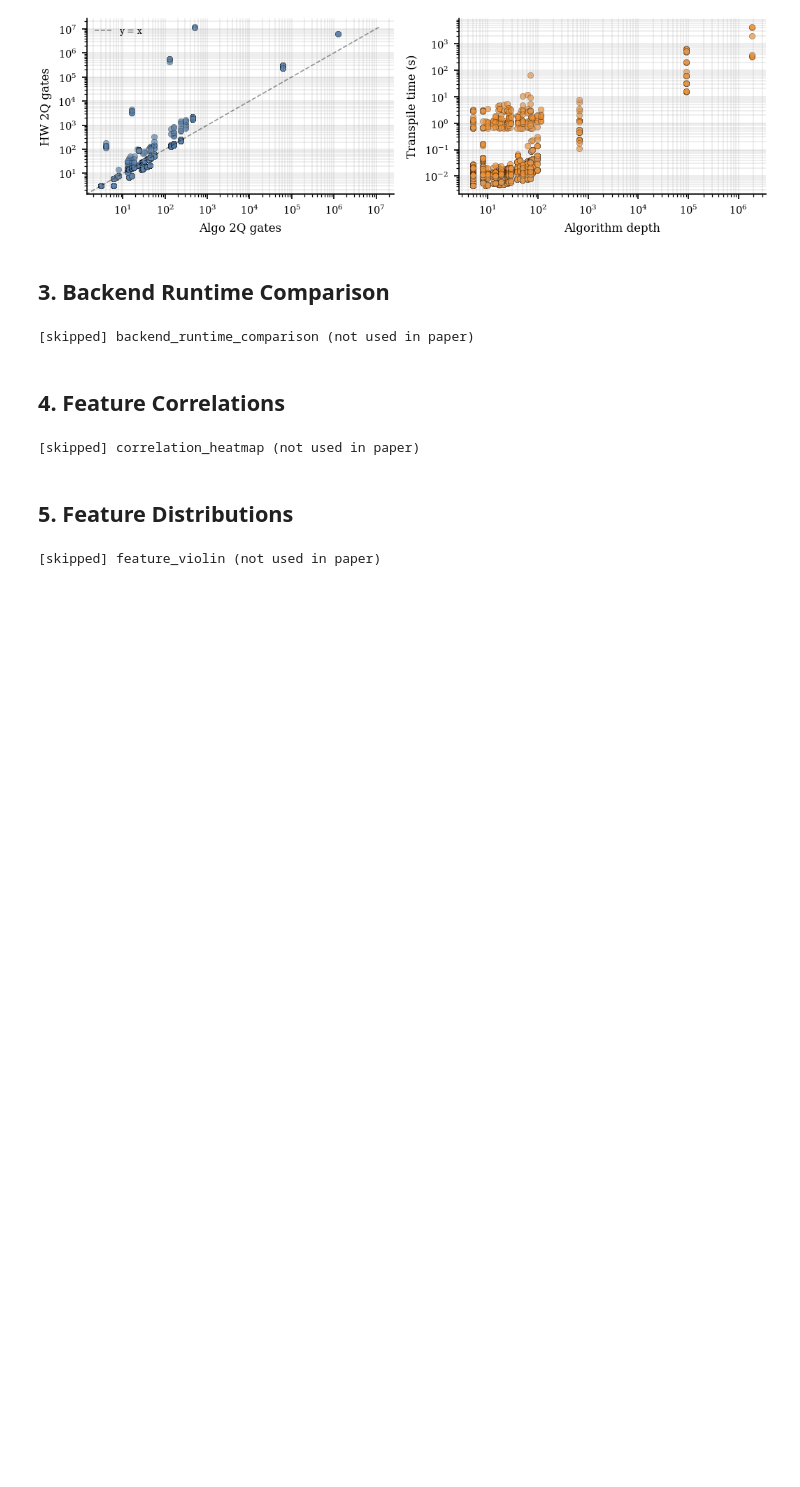
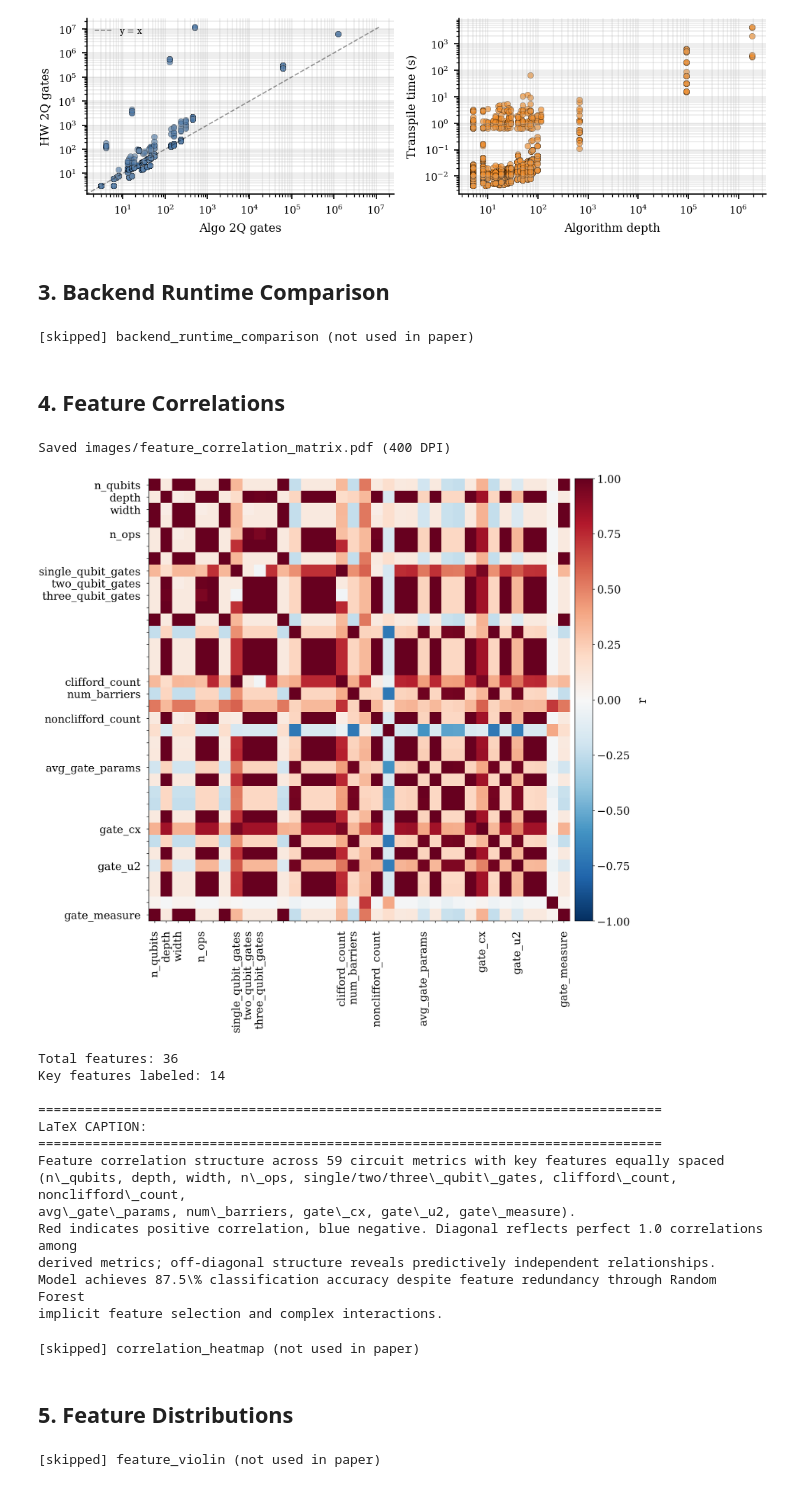
Before and after one commit to srikarchundury/MQBac, a Jupyter notebook: 1_analyze.ipynb, the cells around one changed output. Drawn from its saved outputs; the diff is of its cells as text; code cells hidden in the pictures; blank space fills up the shorter version.

```diff
--- a/1_analyze.ipynb
+++ b/1_analyze.ipynb
@@ -230,6 +219,8 @@ print("[skipped] backend_runtime_comparison (not used in paper)")
 # %%
 # === Feature Correlation Matrix (for paper) ===
 # Full correlation matrix with evenly-spaced selective labels
+from mpl_toolkits.axes_grid1 import make_axes_locatable
+
 circuit_features = [
     c for c in rt.columns
     if c.startswith("gate_") or c in [
@@ -249,8 +240,12 @@ circuit_features = [
 circuit_features = [c for c in circuit_features if c in rt.columns]
 X_circ = rt[circuit_features].apply(pd.to_numeric, errors="coerce")
 
+# Remove non-informative columns that create NaN-only correlation bands.
+X_circ = X_circ.dropna(axis=1, how="all")
+X_circ = X_circ.loc[:, X_circ.nunique(dropna=True) > 1]
+
 # Full correlation matrix
-corr_full = X_circ.corr()
+corr_full = X_circ.corr().fillna(0.0)
 
 # Key features to highlight
 key_features_list = [
@@ -261,8 +256,8 @@ key_features_list = [
     "num_barriers", "gate_cx", "gate_u2", "gate_measure"
 ]
 
-# Remove any duplicates
-key_features_list = list(dict.fromkeys(key_features_list))
+# Keep only keys present after filtering and remove duplicates.
+key_features_list = [k for k in dict.fromkeys(key_features_list) if k in corr_full.columns]
 
 # Smart equal spacing: distribute key features evenly
 all_features = list(corr_full.columns)
@@ -270,7 +265,10 @@ n_total = len(all_features)
 n_key = len(key_features_list)
 
 # Calculate positions for equal spacing
-positions = [int(i * (n_total - 1) / (n_key - 1)) for i in range(n_key)]
+if n_key > 1:
+    positions = [int(i * (n_total - 1) / (n_key - 1)) for i in range(n_key)]
+else:
+    positions = [0] if n_key == 1 else []
 
 # Build new order: place key features at equal intervals, fill gaps
 new_order = []
@@ -293,12 +291,11 @@ new_order = list(dict.fromkeys(new_order))
 # Reorder correlation matrix
 corr_reordered = corr_full.loc[new_order, new_order]
 
-# Large figure for readability
-fig, ax = plt.subplots(figsize=(COL2_W * 1.6, COL2_W * 1.6), dpi=150)
+# Larger figure + constrained layout for label readability.
+fig, ax = plt.subplots(figsize=(COL2_W * 1.8, COL2_W * 1.8), dpi=150, constrained_layout=True)
 
 # Plot reordered correlation matrix
-masked_data = np.ma.masked_invalid(corr_reordered.values)
-im = ax.imshow(masked_data, vmin=-1, vmax=1, cmap="RdBu_r", aspect="auto", interpolation="nearest")
+im = ax.imshow(corr_reordered.values, vmin=-1, vmax=1, cmap="RdBu_r", aspect="auto", interpolation="nearest")
 
 # Set ticks and labels
 ax.set_xticks(range(len(corr_reordered)))
@@ -310,41 +307,60 @@ y_labels = []
 for i in range(len(corr_reordered)):
     col_name = corr_reordered.columns[i]
     if col_name in key_features_list:
         x_labels.append(col_name)
         y_labels.append(col_name)
     else:
         x_labels.append("")
         y_labels.append("")
 
-ax.set_xticklabels(x_labels, rotation=45, ha="right", fontsize=14, weight="normal")
-ax.set_yticklabels(y_labels, fontsize=14, weight="normal")
+ax.set_xticklabels(x_labels, rotation=90, ha="center", fontsize=18, weight="normal")
+ax.set_yticklabels(y_labels, fontsize=18, weight="normal")
+ax.tick_params(axis="x", pad=12)
+ax.tick_params(axis="y", pad=10)
 
-# Colorbar
-cbar = fig.colorbar(im, ax=ax, fraction=0.046, pad=0.04)
-cbar.ax.tick_params(labelsize=11)
-cbar.set_label("r", fontsize=12, labelpad=5, weight="normal")
+# Colorbar with an axis matched to the heatmap height.
+divider = make_axes_locatable(ax)
+cax = divider.append_axes("right", size="4.2%", pad=0.12)
+cbar = fig.colorbar(im, cax=cax)
+cbar.ax.tick_params(labelsize=18)
+cbar.set_label("r", fontsize=20, labelpad=10, weight="normal")
 
-plt.tight_layout()
-fig.savefig(IMG / "feature_correlation_matrix.pdf", dpi=400, bbox_inches="tight", pad_inches=0.05)
+fig.savefig(IMG / "feature_correlation_matrix.pdf", dpi=400, bbox_inches="tight", pad_inches=0.08)
 print(f"Saved {IMG / 'feature_correlation_matrix.pdf'} (400 DPI)")
 plt.show()
 
 print(f"Total features: {len(corr_reordered)}")
 print(f"Key features labeled: {len(key_features_list)}")
 
 # LaTeX Caption
 caption = r"""Feature correlation structure across 59 circuit metrics with key features equally spaced
 (n\_qubits, depth, width, n\_ops, single/two/three\_qubit\_gates, clifford\_count, nonclifford\_count,
 avg\_gate\_params, num\_barriers, gate\_cx, gate\_u2, gate\_measure).
 Red indicates positive correlation, blue negative. Diagonal reflects perfect 1.0 correlations among
 derived metrics; off-diagonal structure reveals predictively independent relationships.
 Model achieves 87.5\% classification accuracy despite feature redundancy through Random Forest
 implicit feature selection and complex interactions."""
 
 print("\n" + "="*80)
 print("LaTeX CAPTION:")
 print("="*80)
 print(caption)
+# %% [output]
+Saved images/feature_correlation_matrix.pdf (400 DPI)
+[figure, added]
+Total features: 36
+Key features labeled: 14
+
+================================================================================
+LaTeX CAPTION:
+================================================================================
+Feature correlation structure across 59 circuit metrics with key features equally spaced
+(n\_qubits, depth, width, n\_ops, single/two/three\_qubit\_gates, clifford\_count, nonclifford\_count,
+avg\_gate\_params, num\_barriers, gate\_cx, gate\_u2, gate\_measure).
+Red indicates positive correlation, blue negative. Diagonal reflects perfect 1.0 correlations among
+derived metrics; off-diagonal structure reveals predictively independent relationships.
+Model achieves 87.5\% classification accuracy despite feature redundancy through Random Forest
+implicit feature selection and complex interactions.
 # %%
 # ── Commented out: not used in paper (Apr 2026). Kept for reference. ──
 # # Identify circuit feature columns in estimate_runtime_df
```
Also changed, not shown: parts of 5 cells of this notebook, 19 other files.
